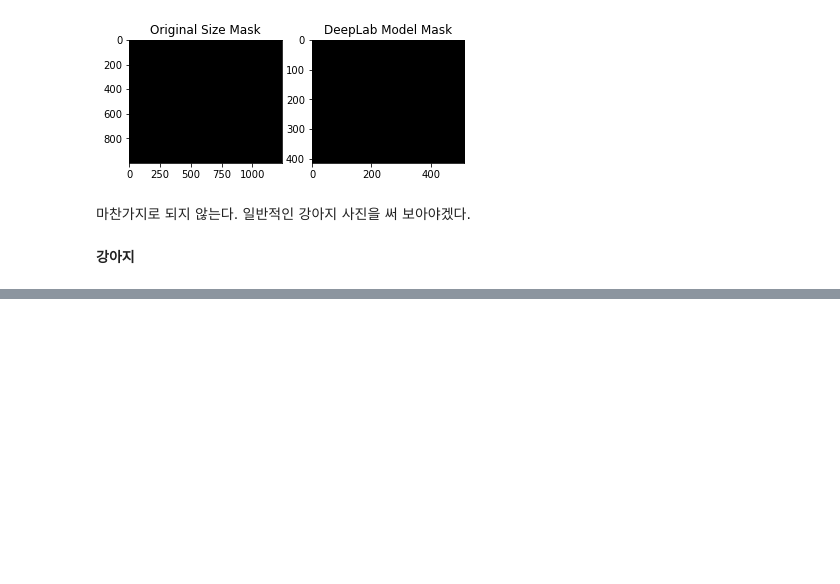
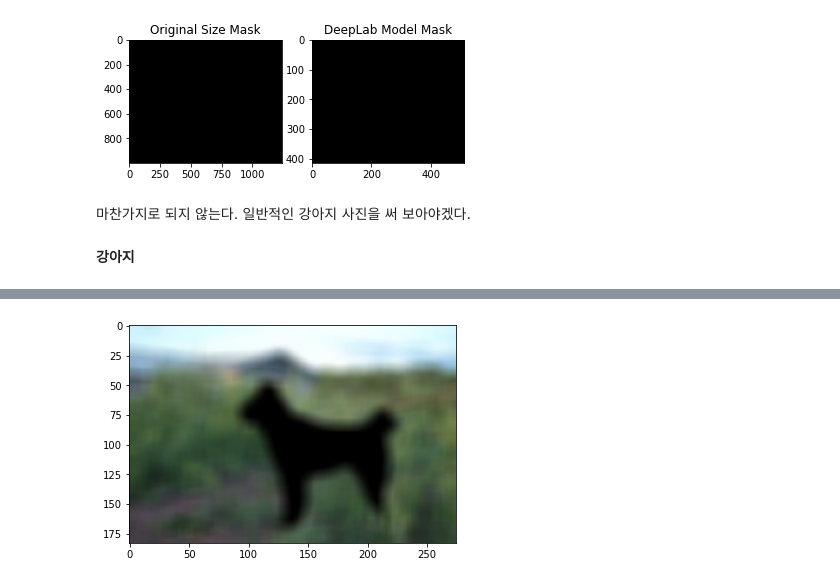
Before and after one commit to byhankim/aiffel, a Jupyter notebook: e/human_segmentation/human-segmentation-project.ipynb, the cells around one changed output, grey strips where cells are left out. Saved outputs shown, nothing was run; the diff lists cells and outputs as text; code cells hidden in the pictures; blank space fills up the shorter version.

```diff
--- a/e/human_segmentation/human-segmentation-project.ipynb
+++ b/e/human_segmentation/human-segmentation-project.ipynb
@@ -344,0 +370,6 @@ __강아지__
+# %%
+doge_bg_blur = cv2.blur(doge_bg, (13,13))
+plt.imshow(cv2.cvtColor(doge_bg_blur, cv2.COLOR_BGR2RGB))
+plt.show()
+# %% [output]
+[figure, added]
```
Also changed, not shown: parts of 17 cells of this notebook.
